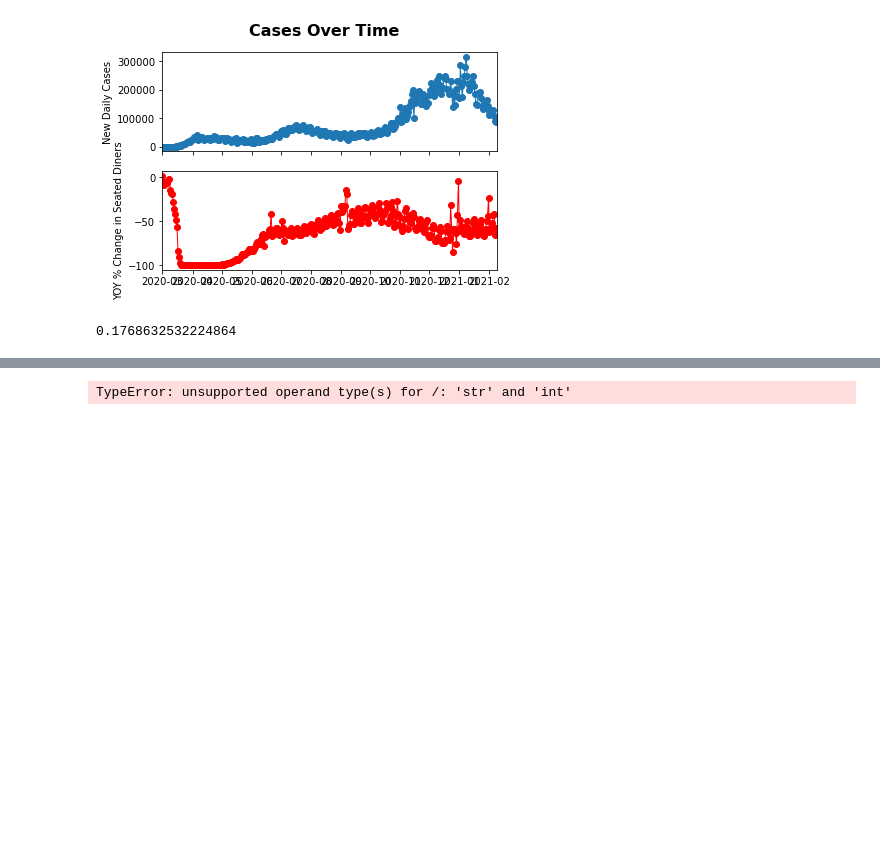
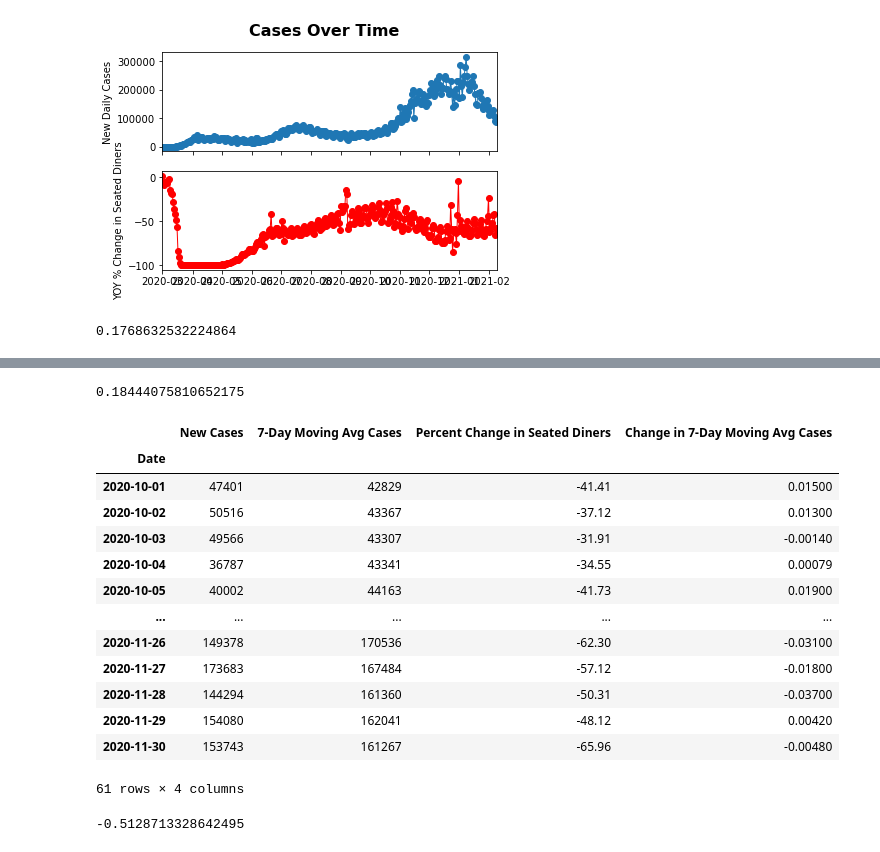
Before and after one commit to apatnoe/Project-1, a Jupyter notebook: OpenTable_Analysis.ipynb, the cells around one changed output, grey strips where cells are left out. Cells and saved outputs as stored; diff of their text form; code cells hidden in the pictures; blank space fills up the shorter version.

```diff
--- a/OpenTable_Analysis.ipynb
+++ b/OpenTable_Analysis.ipynb
@@ -207,7 +227,7 @@ for index,row in trend_df.iterrows():
 
     if index == 0:
 
-        daily_change.append("")
+        daily_change.append(0)
 
     else:
 
@@ -226,5 +246,7 @@ for index,row in trend_df.iterrows():
 
 trend_df['Change in 7-Day Moving Avg Cases'] = daily_change
 
-trend_df
+trend_df["Change in 7-Day Moving Avg Cases"] = trend_df["Change in 7-Day Moving Avg Cases"].astype(float)
+
+trend_df.dtypes
 # %% [output]
@@ -249,9 +264,39 @@ tot_slope, tot_int, tot_r, tot_p, tot_std_err = stats.linregress(trend_cases, tr
 
 tot_r
 # %% [output]
-TypeError: unsupported operand type(s) for /: 'str' and 'int'
+0.18444075810652175
 # %%
 # create separate dataframes for separate months
+
+date_index_df = trend_df.set_index(['Date'])
+
+spring_df = date_index_df.loc['2020-10-01':'2020-11-30']
+
+spring_df
+# %% [output]
+|  | New Cases | 7-Day Moving Avg Cases | Percent Change in Seated Diners | Change in 7-Day Moving Avg Cases |
+| Date |  |  |  |  |
+| 2020-10-01 | 47401 | 42829 | -41.41 | 0.01500 |
+| 2020-10-02 | 50516 | 43367 | -37.12 | 0.01300 |
+| 2020-10-03 | 49566 | 43307 | -31.91 | -0.00140 |
+| 2020-10-04 | 36787 | 43341 | -34.55 | 0.00079 |
+| 2020-10-05 | 40002 | 44163 | -41.73 | 0.01900 |
+| ... | ... | ... | ... | ... |
+| 2020-11-26 | 149378 | 170536 | -62.30 | -0.03100 |
+| 2020-11-27 | 173683 | 167484 | -57.12 | -0.01800 |
+| 2020-11-28 | 144294 | 161360 | -50.31 | -0.03700 |
+| 2020-11-29 | 154080 | 162041 | -48.12 | 0.00420 |
+| 2020-11-30 | 153743 | 161267 | -65.96 | -0.00480 |
+61 rows × 4 columns
+# %%
+spring_cases = spring_df['New Cases']
+spring_diners = spring_df['Percent Change in Seated Diners']
+
+tot_slope, tot_int, tot_r, tot_p, tot_std_err = stats.linregress(spring_cases, spring_diners)
+
+tot_r
+# %% [output]
+-0.5128713328642495
 # %%
 # create OpenTable states df
 seated_diners_states = raw_seated_diners.loc[raw_seated_diners["Type"]=="state"]
```
Also changed, not shown: parts of 3 cells of this notebook.
